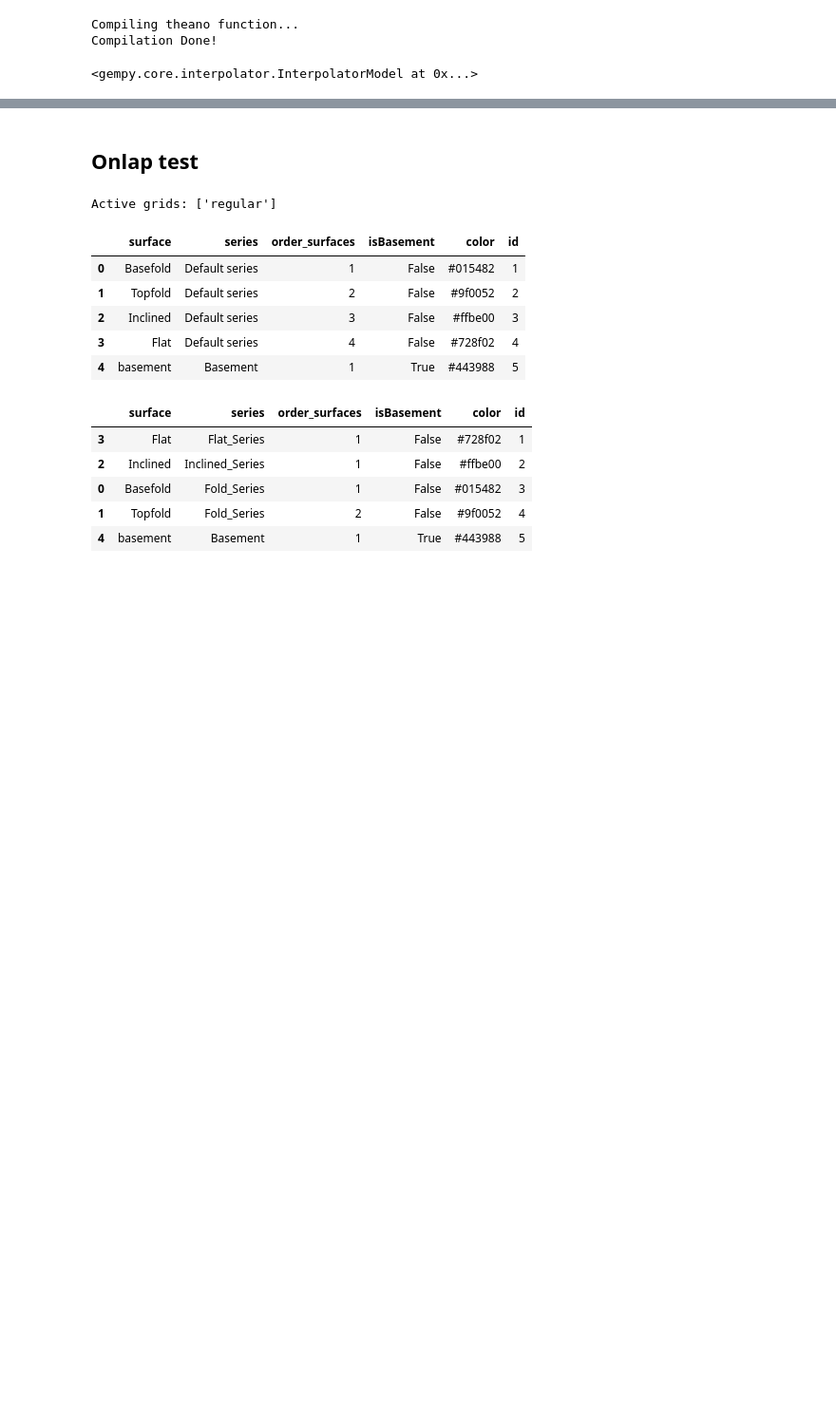
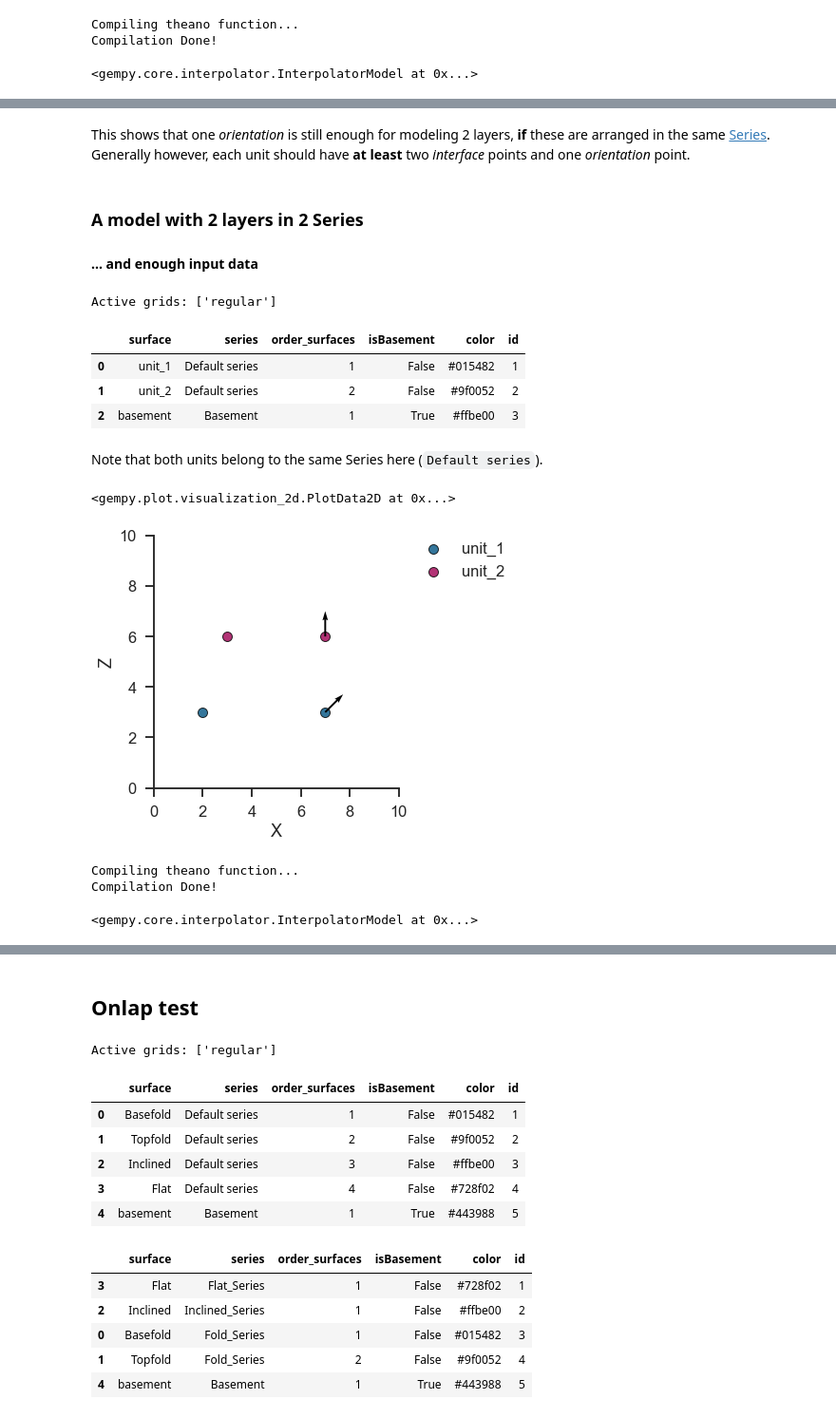
Before and after one commit to Japhiolite/gempy-tests, a Jupyter notebook: notebooks/Test_models.ipynb, the cells around one changed output, grey strips where cells are left out. Shown at 95% size. Cells and saved outputs as stored; diff of their text form; code cells hidden in the pictures; blank space fills up the shorter version.

```diff
--- a/notebooks/Tests.ipynb
+++ b/notebooks/Test_models.ipynb
@@ -104,0 +142,37 @@ gp.plot.plot_section(geo_model, cell_number=2, direction='y', show_data=True)
+# %% [markdown]
+This shows that one *orientation* is still enough for modeling 2 layers, **if** these are arranged in the same [Series](https://gempy.readthedocs.io/Data/data.Series.html#data.Series). Generally however, each unit should have **at least** two *interface* points and one *orientation* point.
+# %% [markdown]
+### A model with 2 layers in 2 Series
+#### ... and enough input data
+# %%
+geo_model = gp.create_model('2layers_2series')
+
+gp.init_data(geo_model, [0., 10., 0., 2., 0., 10.], [100, 3, 100],
+            path_i = '../data/02_2Layer_simple_model_interfaces.csv',
+            path_o = '../data/02_2Layer_simple_model_2orientation.csv');
+# %% [output]
+Active grids: ['regular']
+# %%
+geo_model.surfaces
+# %% [output]
+|  | surface | series | order_surfaces | isBasement | color | id |
+| 0 | unit_1 | Default series | 1 | False | #015482 | 1 |
+| 1 | unit_2 | Default series | 2 | False | #9f0052 | 2 |
+| 2 | basement | Basement | 1 | True | #ffbe00 | 3 |
+# %% [markdown]
+Note that both units belong to the same Series here (`Default series`).
+# %%
+gp.plot.plot_data(geo_model)
+# %% [output]
+<gempy.plot.visualization_2d.PlotData2D at 0x...>
+[figure, added]
+# %%
+# Create the theano model
+gp.set_interpolation_data(geo_model,
+                         compile_theano=True,
+                         theano_optimizer='fast_compile',
+                         verbose=[])
+# %% [output]
+Compiling theano function...
+Compilation Done!
+<gempy.core.interpolator.InterpolatorModel at 0x...>
```
Also changed, not shown: parts of 45 cells of this notebook, 12 other files.
